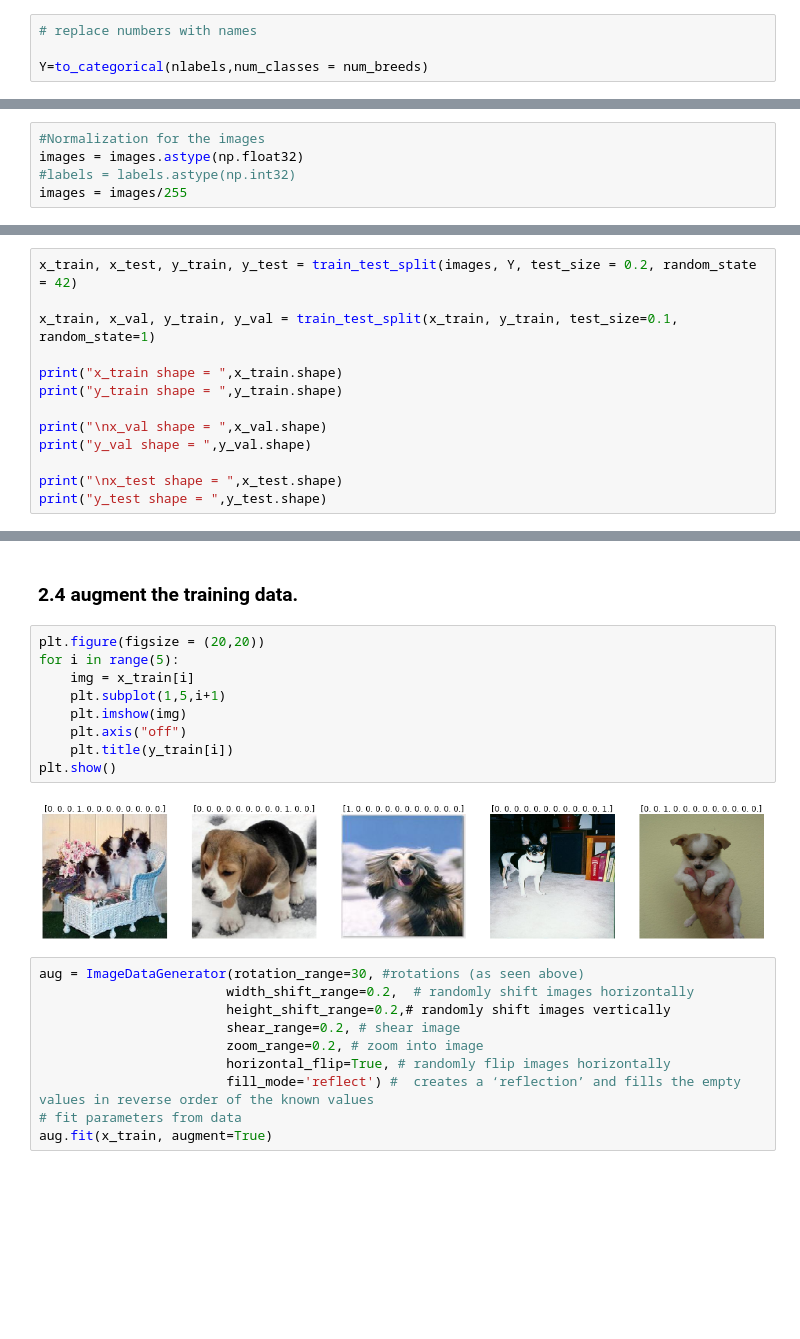
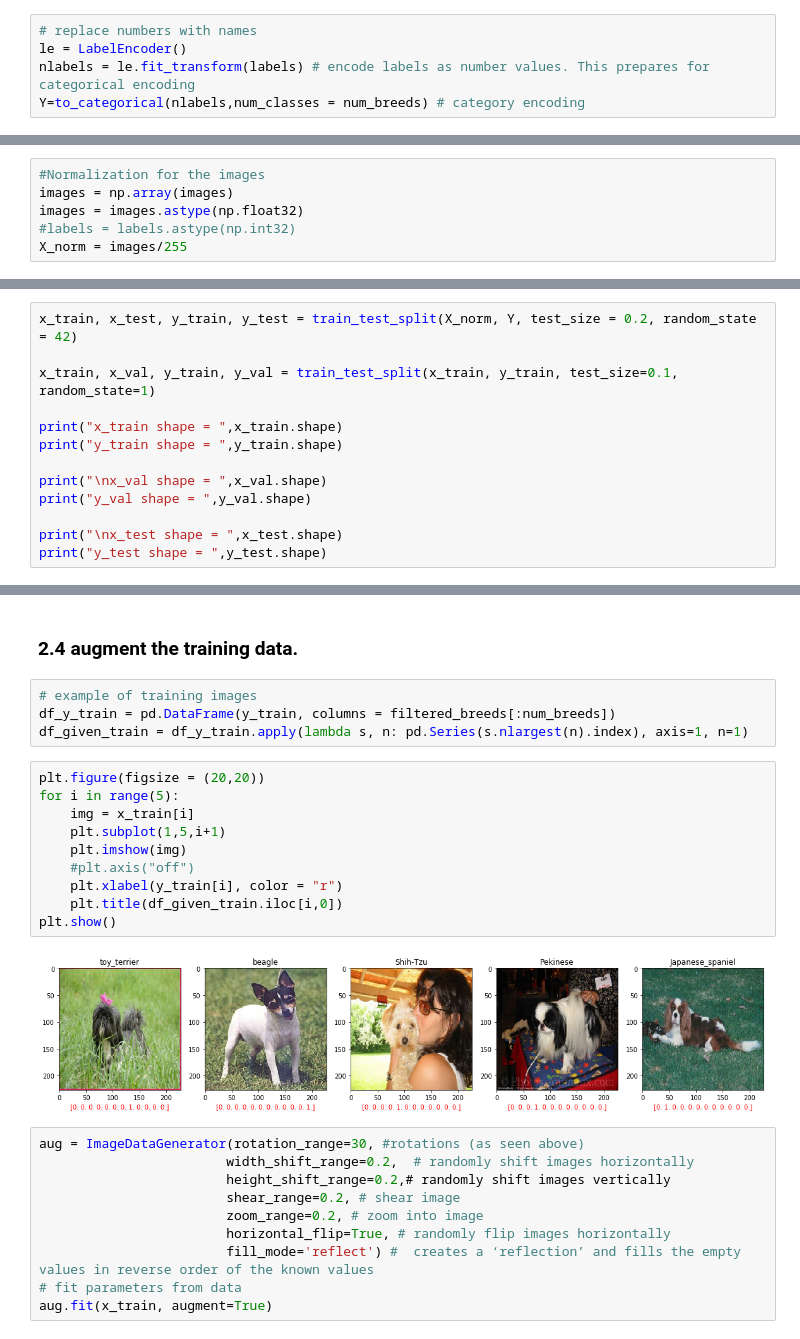
Before and after one commit to opsabarsec/Dog-pictures-classification-by-Deep-Learning, a Jupyter notebook: notebooks/Stanford_dogs_classifier_part1.ipynb, the cells around one changed output, grey strips where cells are left out. Drawn from its saved outputs; the diff is of its cells as text; blank space fills up the shorter version.

```diff
--- a/notebooks/Stanford_dogs_classifier_part1.ipynb
+++ b/notebooks/Stanford_dogs_classifier_part1.ipynb
@@ -259,4 +210,5 @@ SystemError: <built-in function imread> returned NULL without setting an error
 # %%
 # replace numbers with names
-
-Y=to_categorical(nlabels,num_classes = num_breeds)
+le = LabelEncoder()
+nlabels = le.fit_transform(labels) # encode labels as number values. This prepares for categorical encoding
+Y=to_categorical(nlabels,num_classes = num_breeds) # category encoding
@@ -273,12 +215,13 @@ array([[0., 0., 0., ..., 1., 0., 0.],
 # %%
 #Normalization for the images
+images = np.array(images)
 images = images.astype(np.float32)
 #labels = labels.astype(np.int32)
-images = images/255
+X_norm = images/255
 # %% [markdown]
 ### 2.3 test and train sets
 # %%
-x_train, x_test, y_train, y_test = train_test_split(images, Y, test_size = 0.2, random_state = 42)
+x_train, x_test, y_train, y_test = train_test_split(X_norm, Y, test_size = 0.2, random_state = 42)
 
 x_train, x_val, y_train, y_val = train_test_split(x_train, y_train, test_size=0.1, random_state=1)
 
@@ -301,17 +244,22 @@ x_test shape =  (458, 227, 227, 3)
 y_test shape =  (458, 12)
 # %% [markdown]
 ### 2.4 augment the training data.
+# %%
+# example of training images
+df_y_train = pd.DataFrame(y_train, columns = filtered_breeds[:num_breeds])
+df_given_train = df_y_train.apply(lambda s, n: pd.Series(s.nlargest(n).index), axis=1, n=1)
 # %%
 plt.figure(figsize = (20,20))
 for i in range(5):
     img = x_train[i]
     plt.subplot(1,5,i+1)
     plt.imshow(img)
-    plt.axis("off")
-    plt.title(y_train[i])
+    #plt.axis("off")
+    plt.xlabel(y_train[i], color = "r")
+    plt.title(df_given_train.iloc[i,0])
 plt.show()
 # %% [output]
-[figure, old version]
+[figure, new version]
 # %%
 aug = ImageDataGenerator(rotation_range=30, #rotations (as seen above)
                         width_shift_range=0.2,  # randomly shift images horizontally
```
Also changed, not shown: parts of 31 cells of this notebook, 2 other files.
